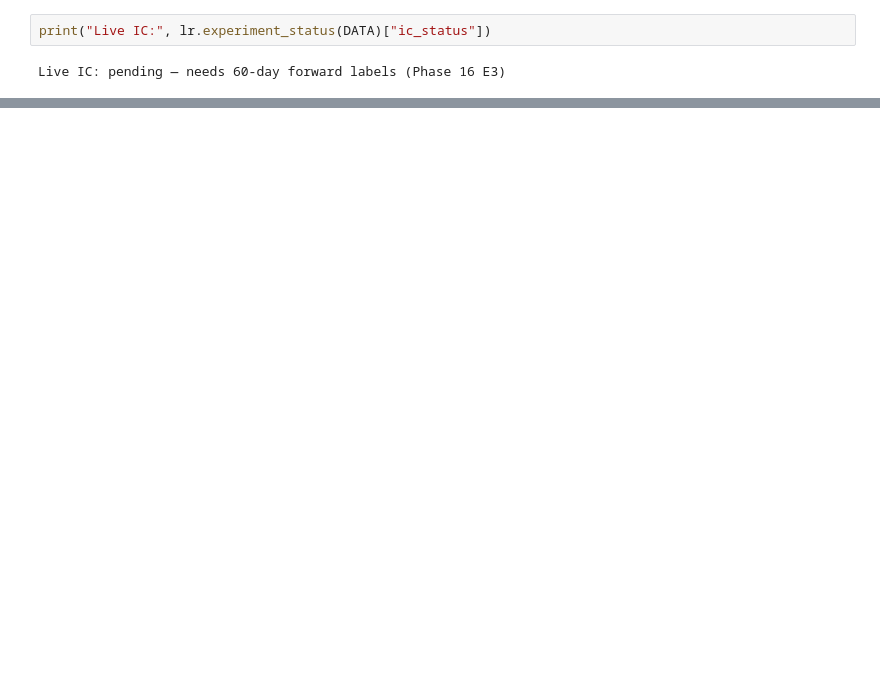
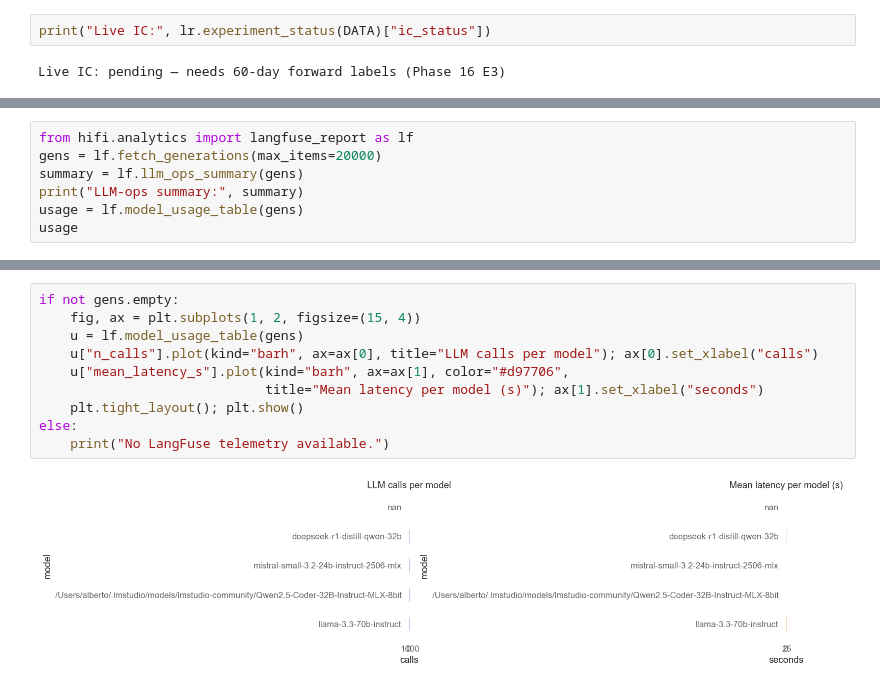
Before and after one commit to albertoHdzE/HiFi, a Jupyter notebook: notebooks/phase16_live_report.ipynb, the cells around one changed output, grey strips where cells are left out. Drawn from its saved outputs; the diff is of its cells as text; blank space fills up the shorter version.

```diff
--- a/notebooks/phase16_live_report.ipynb
+++ b/notebooks/phase16_live_report.ipynb
@@ -135,0 +176,7 @@ Live IC: pending — needs 60-day forward labels (Phase 16 E3)
+# %%
+from hifi.analytics import langfuse_report as lf
+gens = lf.fetch_generations(max_items=20000)
+summary = lf.llm_ops_summary(gens)
+print("LLM-ops summary:", summary)
+usage = lf.model_usage_table(gens)
+usage
@@ -135,0 +192,12 @@ Live IC: pending — needs 60-day forward labels (Phase 16 E3)
+# %%
+if not gens.empty:
+    fig, ax = plt.subplots(1, 2, figsize=(15, 4))
+    u = lf.model_usage_table(gens)
+    u["n_calls"].plot(kind="barh", ax=ax[0], title="LLM calls per model"); ax[0].set_xlabel("calls")
+    u["mean_latency_s"].plot(kind="barh", ax=ax[1], color="#d97706",
+                             title="Mean latency per model (s)"); ax[1].set_xlabel("seconds")
+    plt.tight_layout(); plt.show()
+else:
+    print("No LangFuse telemetry available.")
+# %% [output]
+[figure, added]
```
Also changed, not shown: parts of 15 cells of this notebook, 3 other files.
